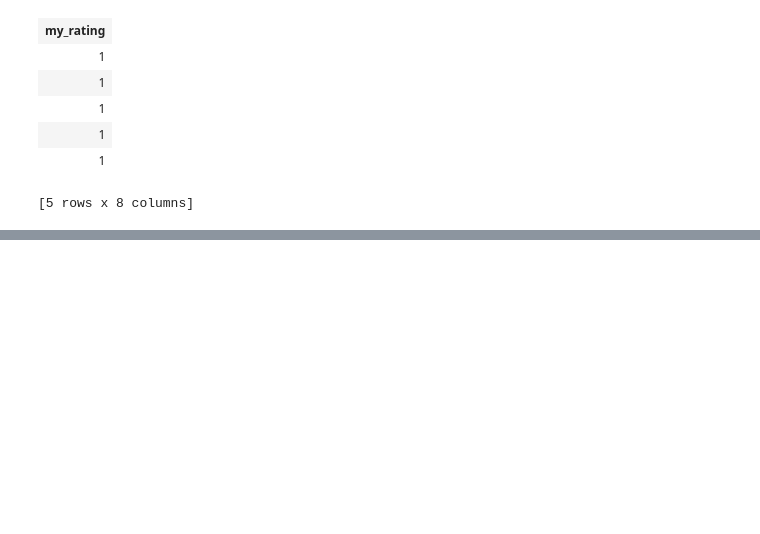
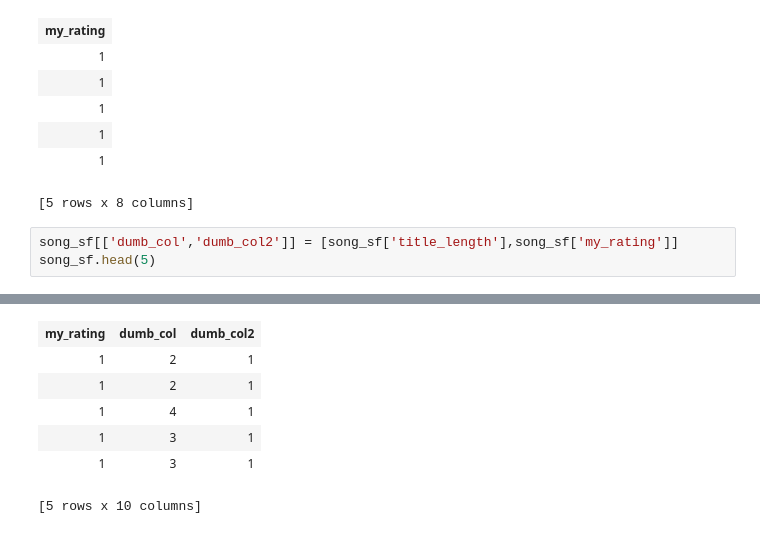
Before and after one commit to nyghtowl/GraphLab_Practice, a Jupyter notebook: SFrame Practice.ipynb, the cells around one changed output, grey strips where cells are left out. Saved outputs shown, nothing was run; the diff lists cells and outputs as text; blank space fills up the shorter version.

```diff
--- a/SFrame Practice.ipynb
+++ b/SFrame Practice.ipynb
@@ -146,3 +146,7 @@ song_sf.head(5)
 | 1 |
 | 1 |
 [5 rows x 8 columns]
+# %%
+song_sf[['dumb_col','dumb_col2']] = [song_sf['title_length'],song_sf['my_rating']]
+song_sf.head(5)
+# %% [output]
@@ -148,0 +159,7 @@ song_sf.head(5)
+| my_rating | dumb_col | dumb_col2 |
+| 1 | 2 | 1 |
+| 1 | 2 | 1 |
+| 1 | 4 | 1 |
+| 1 | 3 | 1 |
+| 1 | 3 | 1 |
+[5 rows x 10 columns]
```
Also changed, not shown: parts of 5 cells of this notebook.
